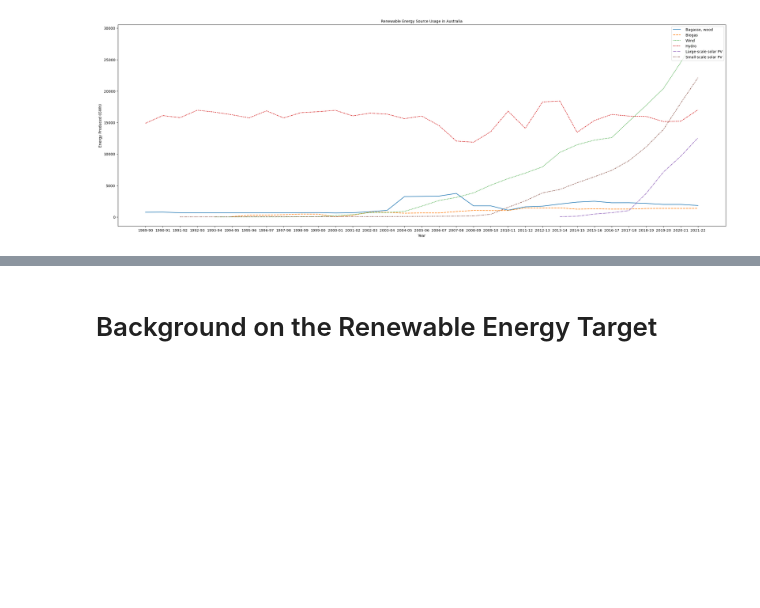
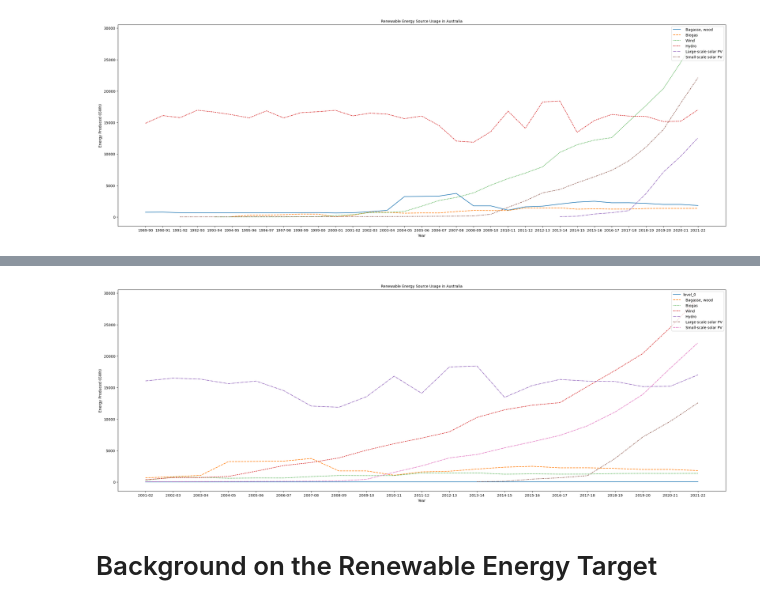
Before and after one commit to elenajusto/australian-energy-market, a Jupyter notebook: StateOfEnergyExploration.ipynb, the cells around one changed output, grey strips where cells are left out. Saved outputs shown, nothing was run; the diff lists cells and outputs as text; code cells hidden in the pictures; blank space fills up the shorter version.

Commit message:
Shortened energy geenration of renewables time series to show between 2001 and 2022.

```diff
--- a/StateOfEnergyExploration.ipynb
+++ b/StateOfEnergyExploration.ipynb
@@ -231,0 +248,17 @@ plt.show()
+# %%
+# They aren't, so let's convert them
+
+# Resetting the index to have years as a column
+df_ausElecGen_Renew.reset_index(inplace=True)
+
+# Renaming the column
+df_Renew_Filtered = df_ausElecGen_Renew.rename(columns={'index': 'Year'})
+
+# Filtering the DataFrame
+df_Renew_Filtered = df_Renew_Filtered[(df_Renew_Filtered['Year'] >= '2001') & (df_Renew_Filtered['Year'] <= '2022')]
+
+# Setting the Year column as index
+df_Renew_Filtered.set_index('Year', inplace=True)
+
+# Display
+print(df_Renew_Filtered)
@@ -232,3 +283,26 @@ plt.show()
+# %%
+# Lets now visualise our Renewable Sources
+# Resizing our plot [Must be placed prior to creation of plot instance]
+plt.figure(figsize=(30, 10))
+
+# Lets visualise our Non Renewable Energy Data Frame as a lineplot since it is a time series
+renewLineplot = sns.lineplot(df_Renew_Filtered)
+
+# Repositioning the legend
+renewLineplot.legend(loc='upper right')
+
+# Setting the position of the x and y labels
+renewLineplot.set_xlabel('Year', fontsize=10)
+renewLineplot.set_ylabel('Energy Produced (GWh)', fontsize=10)
+
+# Adjusting the position of the title
+renewLineplot.set_title('Renewable Energy Source Usage in Australia', fontsize=10)
+renewLineplot.title.set_position([.5, 1.0])
+
+# Display our plot
+plt.show()
+# %% [output]
+[figure, added]
 # %% [markdown]
 <h1>Background on the Renewable Energy Target</h1>
 # %% [markdown]
```
Also changed, not shown: parts of 3 cells of this notebook, 1 other file.
